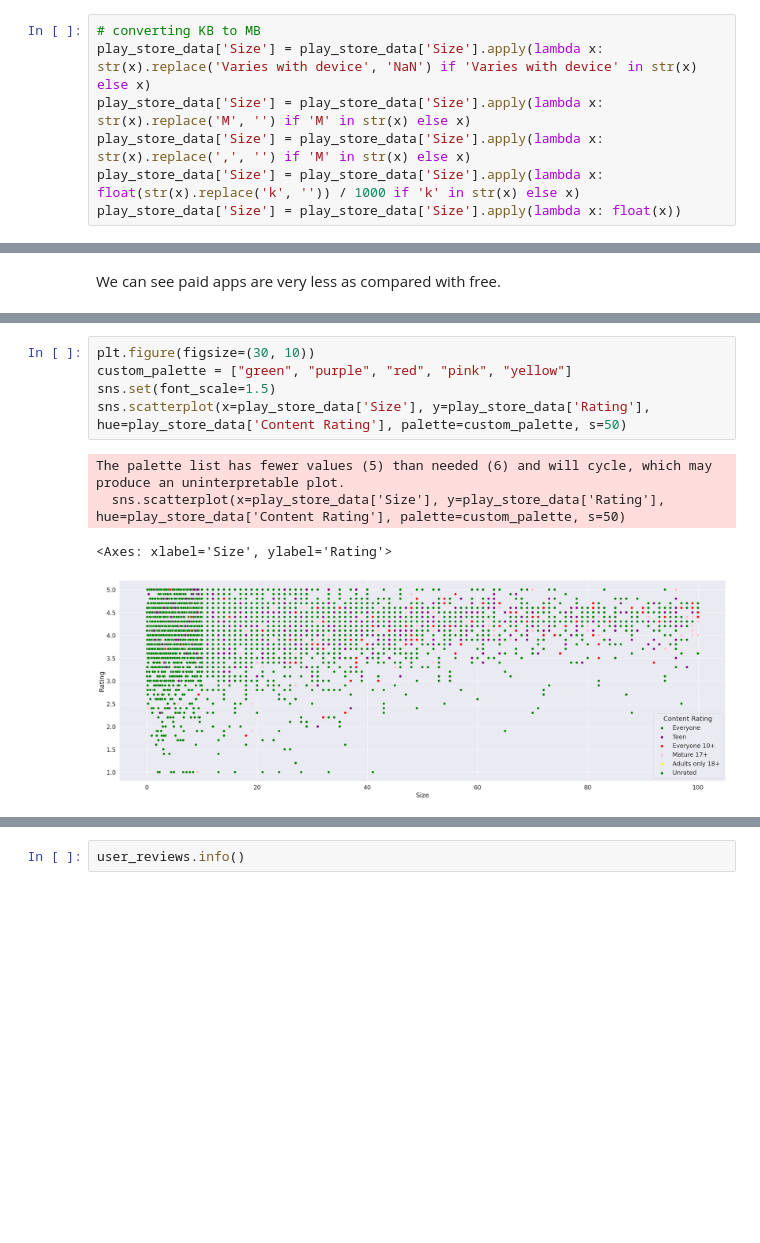
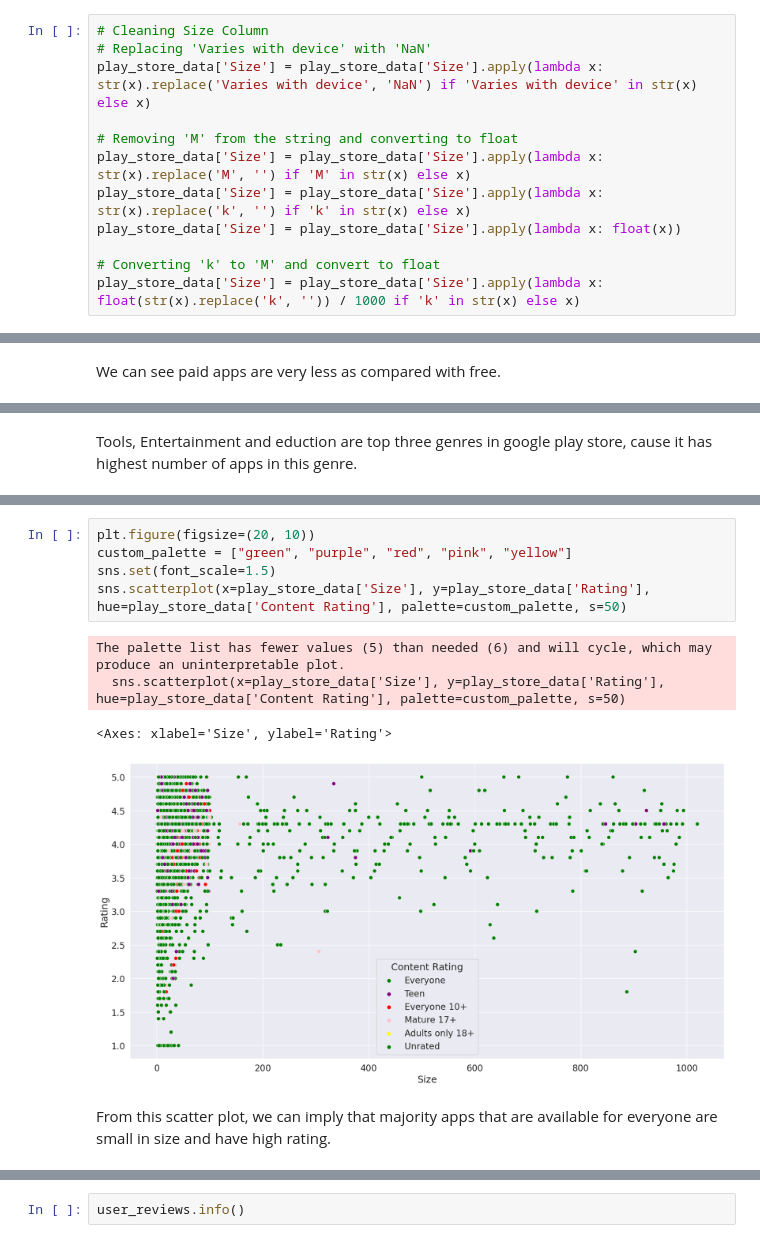
Before and after one commit to MijulSaxena/EDA-project-on-Gooogle-playstore., a Jupyter notebook: Play_Store_App_Review_Analysis_Capstone_Project_by_Mijul_Saxena.ipynb, the cells around one changed output, grey strips where cells are left out. Cells and saved outputs as stored; diff of their text form; blank space fills up the shorter version.

```diff
--- a/Play_Store_App_Review_Analysis_Capstone_Project_by_Mijul_Saxena.ipynb
+++ b/Play_Store_App_Review_Analysis_Capstone_Project_by_Mijul_Saxena.ipynb
@@ -257,7 +248,12 @@ play_store_data.tail(10)
 # %%
-# converting KB to MB
+# Cleaning Size Column
+# Replacing 'Varies with device' with 'NaN'
 play_store_data['Size'] = play_store_data['Size'].apply(lambda x: str(x).replace('Varies with device', 'NaN') if 'Varies with device' in str(x) else x)
+
+# Removing 'M' from the string and converting to float
 play_store_data['Size'] = play_store_data['Size'].apply(lambda x: str(x).replace('M', '') if 'M' in str(x) else x)
-play_store_data['Size'] = play_store_data['Size'].apply(lambda x: str(x).replace(',', '') if 'M' in str(x) else x)
+play_store_data['Size'] = play_store_data['Size'].apply(lambda x: str(x).replace('k', '') if 'k' in str(x) else x)
+play_store_data['Size'] = play_store_data['Size'].apply(lambda x: float(x))
+
+# Converting 'k' to 'M' and convert to float
 play_store_data['Size'] = play_store_data['Size'].apply(lambda x: float(str(x).replace('k', '')) / 1000 if 'k' in str(x) else x)
-play_store_data['Size'] = play_store_data['Size'].apply(lambda x: float(x))
@@ -487,3 +480,5 @@ plt.bar(x,y, color = 'orange')
+# %% [markdown]
+Tools, Entertainment and eduction are top three genres in google play store, cause it has highest number of apps in this genre.
 # %%
 play_store_data.head()
 # %% [output]
@@ -494,15 +489,17 @@ play_store_data.head()
 | 3 | Sketch - Draw & Paint | ART_AND_DESIGN | 4.5 | 25.0 | 50000000 | Free | 0.0 | Teen | Art & Design |
 | 4 | Pixel Draw - Number Art Coloring ... | ART_AND_DESIGN | 4.3 | 2.8 | 100000 | Free | 0.0 | Everyone | Art & Design;Creativity |
 # %%
-plt.figure(figsize=(30, 10))
+plt.figure(figsize=(20, 10))
 custom_palette = ["green", "purple", "red", "pink", "yellow"]
 sns.set(font_scale=1.5)
 sns.scatterplot(x=play_store_data['Size'], y=play_store_data['Rating'], hue=play_store_data['Content Rating'], palette=custom_palette, s=50)
 # %% [output]
 The palette list has fewer values (5) than needed (6) and will cycle, which may produce an uninterpretable plot.
   sns.scatterplot(x=play_store_data['Size'], y=play_store_data['Rating'], hue=play_store_data['Content Rating'], palette=custom_palette, s=50)
 <Axes: xlabel='Size', ylabel='Rating'>
-[figure, old version]
+[figure, new version]
+# %% [markdown]
+From this scatter plot, we can imply that majority apps that are available for everyone are small in size and have high rating.
 # %%
 plt.figure(figsize=(30, 10))
 sns.scatterplot(x = play_store_data['Size'], y = play_store_data['Rating'], hue=play_store_data['Type'], s=50)
```
Also changed, not shown: parts of 64 cells of this notebook.
